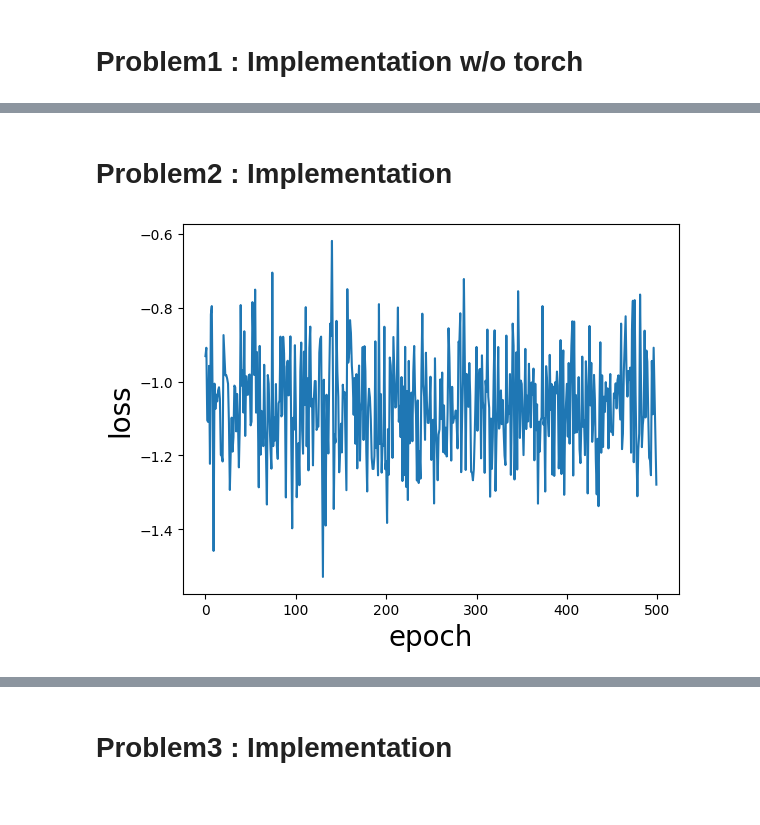
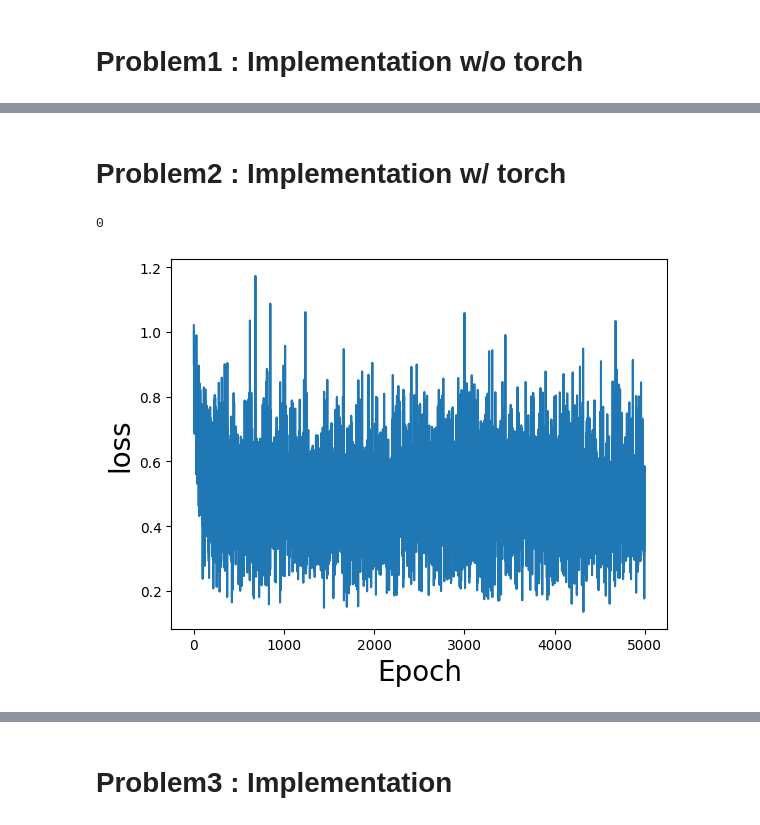
Before and after one commit to jmSNU/DNN, a Jupyter notebook: hw2/hw2.ipynb, the cells around one changed output, grey strips where cells are left out. Saved outputs shown, nothing was run; the diff lists cells and outputs as text; code cells hidden in the pictures.

```diff
--- a/hw2/hw2.ipynb
+++ b/hw2/hw2.ipynb
@@ -67,14 +69,13 @@ np.random.seed(0)
 X = np.random.randn(N,p)
 Y = 2*np.random.randint(2,size = N)-1
 lr = 1e-4
-epoch = 500
+epoch = 5000
 # %%
 class LR():
     def __init__(self,input_dim = p):
         self.weight = np.random.uniform(0,1,input_dim+1) # last row is bias term
     def output(self,x):
-        x = x+[1] # add dummy column that is one
-        print(self.weight.size)
+        x = np.append(x,1) # add dummy column that is one
         return x.T@self.weight
     def update_weight(self,grad,lr = 1e-4):
         self.weight = self.weight - lr * grad
@@ -82,7 +83,7 @@ class LR():
 model = LR()
 
 def logistic_loss(output, target):
-    return -np.log(1+np.exp(-target*output))
+    return np.log(1+np.exp(-target*output))
 
 loss_function = logistic_loss
 losses = []
@@ -96,11 +97,11 @@ for _ in range(epoch) :
 
         train_loss = loss_function(model.output(target), label)
         tmp_losses.append(train_loss)
-        grad = -(train_loss-1)/train_loss*label*target
+        grad = (1-train_loss)*label*np.append(target,label)
         model.update_weight(grad,lr = lr)
-    losses.append(np.mean([x.detach().numpy() for x in tmp_losses]))
+    losses.append(np.mean([x for x in tmp_losses]))
 
-plt.plot(range(epoch), losses)
-plt.xlabel("epoch",fontsize = 20)
+plt.plot(range(epoch), np.abs(losses))
+plt.xlabel("Epoch",fontsize = 20)
 plt.ylabel("loss",fontsize = 20)
 # %% [output]
@@ -109,5 +119,5 @@ ValueError: matmul: Input operand 1 has a mismatch in its core dimension 0, with
 # %% [markdown]
-Problem2 : Implementation
+Problem2 : Implementation w/ torch
 ==========
 # %%
 import numpy as np
@@ -121,8 +131,8 @@ N,p = 30,20
 np.random.seed(0)
 X = np.random.randn(N,p)
 Y = 2*np.random.randint(2,size = N)-1
-lr = 1e-2
-epoch = 500
+lr = 1e-3
+epoch = 5000
 regularizer = 0.1 # lambda
 # %%
 class SVM(nn.Module):
@@ -161,17 +156,23 @@ for _ in range(epoch) :
         target, label = X[idx], Y[idx]
 
         optimizer.zero_grad()
-
-        train_loss = -np.max([1-label*model(torch.FloatTensor(target)).detach().numpy().item(),0]) - regularizer*torch.norm(model.linear.weight.data)**2
+        if label*model(torch.FloatTensor(target))==1:
+            cnt+=1
+        train_loss = torch.clamp(1-label*model(torch.FloatTensor(target)),min = 0) + regularizer*model.linear.weight@model.linear.weight.T
+        # train_loss = loss_function(torch.FloatTensor(target),label)
         train_loss.requires_grad_(True)
         tmp_losses.append(train_loss)
         train_loss.backward() # calculate graident via backpropagation
         optimizer.step() # update the parameteres
     svm_losses.append(np.mean([x.detach().numpy() for x in tmp_losses]))
+# %%
+print(cnt)
+# %% [output]
+0
 # %%
 plt.plot(range(epoch), svm_losses)
-plt.xlabel("epoch",fontsize = 20)
+plt.xlabel("Epoch",fontsize = 20)
 plt.ylabel("loss",fontsize = 20)
 plt.show()
 # %% [output]
-[figure, old version]
+[figure, new version]
```
Also changed, not shown: parts of 21 cells of this notebook, 15 other files.
